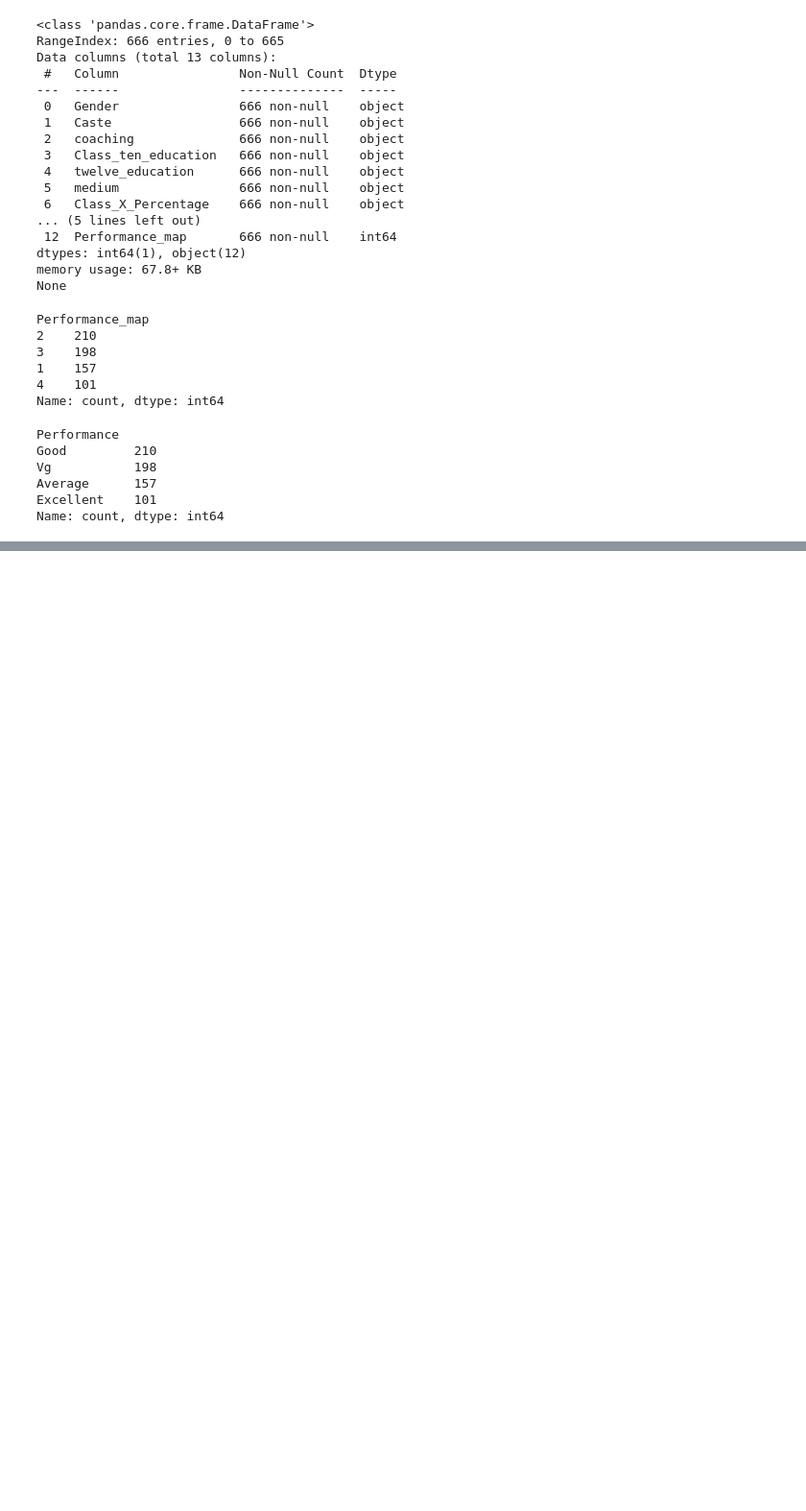
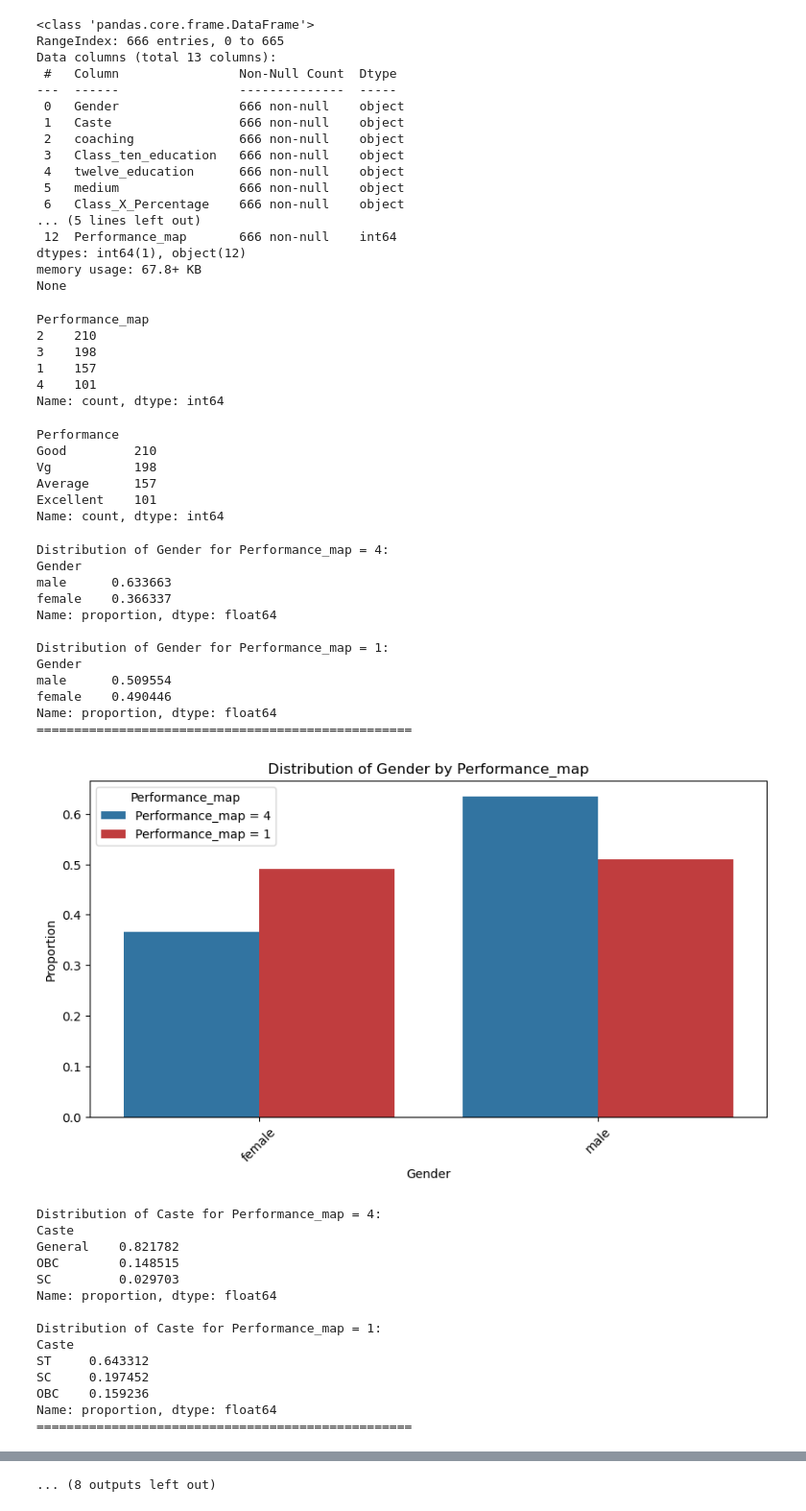
Before and after one commit to ErockMahan1/SpringBoardProjects, a Jupyter notebook: Capstone2-EntranceExams.ipynb, the cells around one changed output, grey strips where cells are left out. Shown at 96% size. Saved outputs shown, nothing was run; the diff lists cells and outputs as text; code cells hidden in the pictures; blank space fills up the shorter version.

```diff
--- a/Capstone2-EntranceExams.ipynb
+++ b/Capstone2-EntranceExams.ipynb
@@ -229,3 +249,71 @@ Vg           198
 Average      157
 Excellent    101
 Name: count, dtype: int64
+# %%
+best_data = data[data['Performance_map'] == 4]
+worst_data = data[data['Performance_map'] == 1]
+
+categorical_columns = ['Gender', 'Caste', 'coaching', 'Class_ten_education', 'twelve_education',
+                        'medium', 'Class_X_Percentage', 'Class_XII_Percentage', 'Father_occupation', 'Mother_occupation']
+
+
+for col in categorical_columns:
+
+    print(f"Distribution of {col} for Performance_map = 4:")
+    print(best_data[col].value_counts(normalize=True))
+    print(f"\nDistribution of {col} for Performance_map = 1:")
+    print(worst_data[col].value_counts(normalize=True))
+    print("="*50)
+
+
+    plt.figure(figsize=(10, 5))
+
+    combined_data = (
+        best_data[col].value_counts(normalize=True).rename('Performance_map = 4')
+        .to_frame()
+        .join(
+            worst_data[col].value_counts(normalize=True).rename('Performance_map = 1'),
+            how='outer'
+        )
+        .reset_index()
+        .melt(id_vars=col, var_name='Performance_map', value_name='Proportion')
+    )
+
+    sns.barplot(
+        x=col, y='Proportion', hue='Performance_map', data=combined_data,
+                palette={'Performance_map = 4': '#1f77b4', 'Performance_map = 1': '#d62728'}
+
+    )
+
+    plt.title(f'Distribution of {col} by Performance_map')
+    plt.xticks(rotation=45)
+    plt.legend(title='Performance_map')
+    plt.show()
+# %% [output]
+Distribution of Gender for Performance_map = 4:
+Gender
+male      0.633663
+female    0.366337
+Name: proportion, dtype: float64
+
+Distribution of Gender for Performance_map = 1:
+Gender
+male      0.509554
+female    0.490446
+Name: proportion, dtype: float64
+==================================================
+[figure, added]
+Distribution of Caste for Performance_map = 4:
+Caste
+General    0.821782
+OBC        0.148515
+SC         0.029703
+Name: proportion, dtype: float64
+
+Distribution of Caste for Performance_map = 1:
+Caste
+ST     0.643312
+SC     0.197452
+OBC    0.159236
+Name: proportion, dtype: float64
+==================================================
@@ -231,0 +381 @@ Name: count, dtype: int64
+... (8 outputs left out)
```
Also changed, not shown: parts of 9 cells of this notebook.
